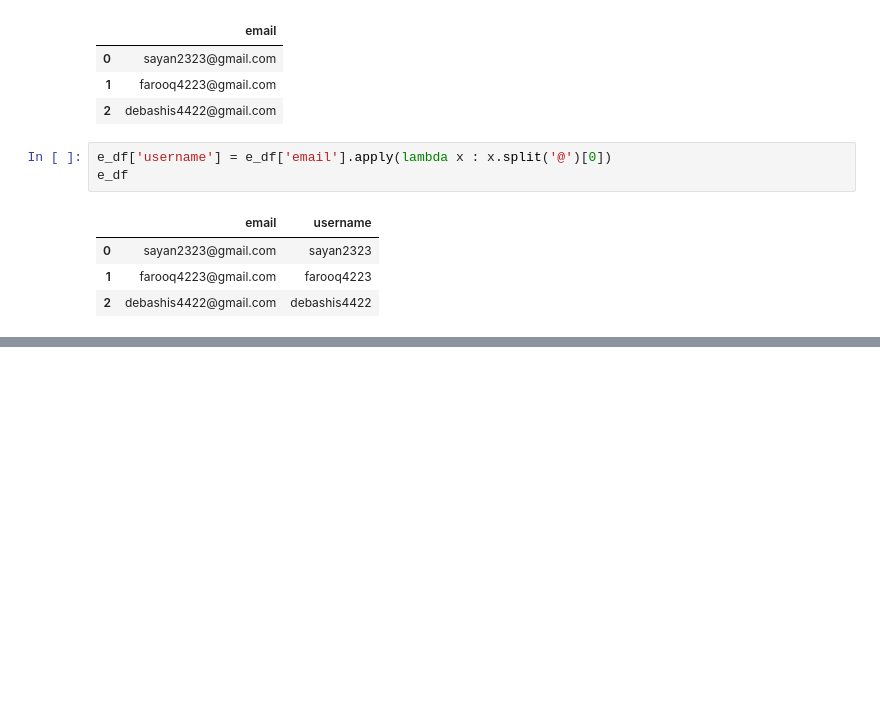
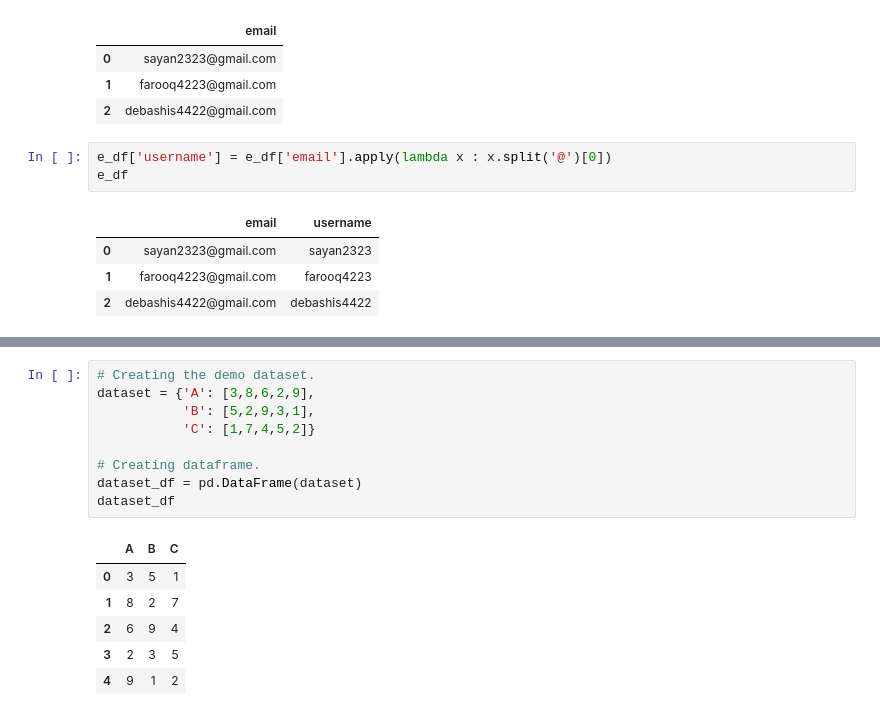
Before and after one commit to Arka1212/Data-Science-Assignments, a Jupyter notebook: Pandas_Advance_Assignment.ipynb, the cells around one changed output, grey strips where cells are left out. Drawn from its saved outputs; the diff is of its cells as text; blank space fills up the shorter version.

```diff
--- a/Pandas_Advance_Assignment.ipynb
+++ b/Pandas_Advance_Assignment.ipynb
@@ -253,0 +264,16 @@ e_df
+# %%
+# Creating the demo dataset.
+dataset = {'A': [3,8,6,2,9],
+           'B': [5,2,9,3,1],
+           'C': [1,7,4,5,2]}
+
+# Creating dataframe.
+dataset_df = pd.DataFrame(dataset)
+dataset_df
+# %% [output]
+|  | A | B | C |
+| 0 | 3 | 5 | 1 |
+| 1 | 8 | 2 | 7 |
+| 2 | 6 | 9 | 4 |
+| 3 | 2 | 3 | 5 |
+| 4 | 9 | 1 | 2 |
```
Also changed, not shown: parts of 2 cells of this notebook.
